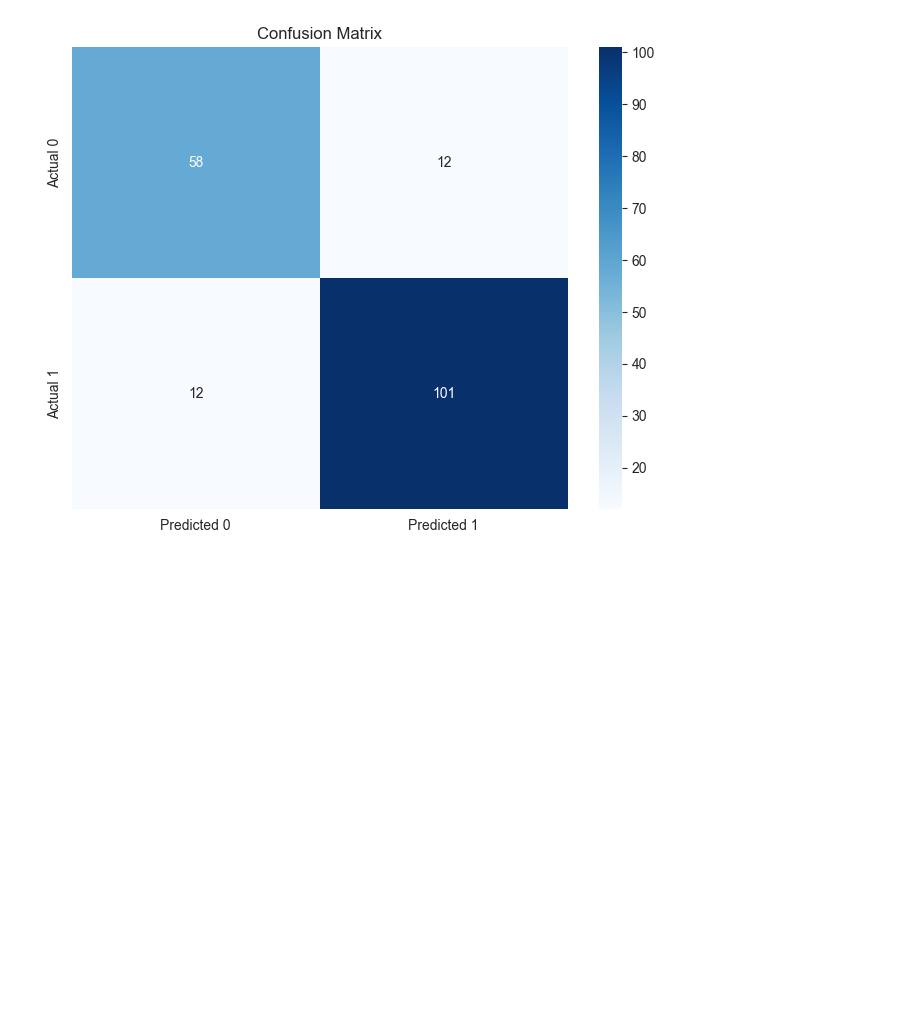
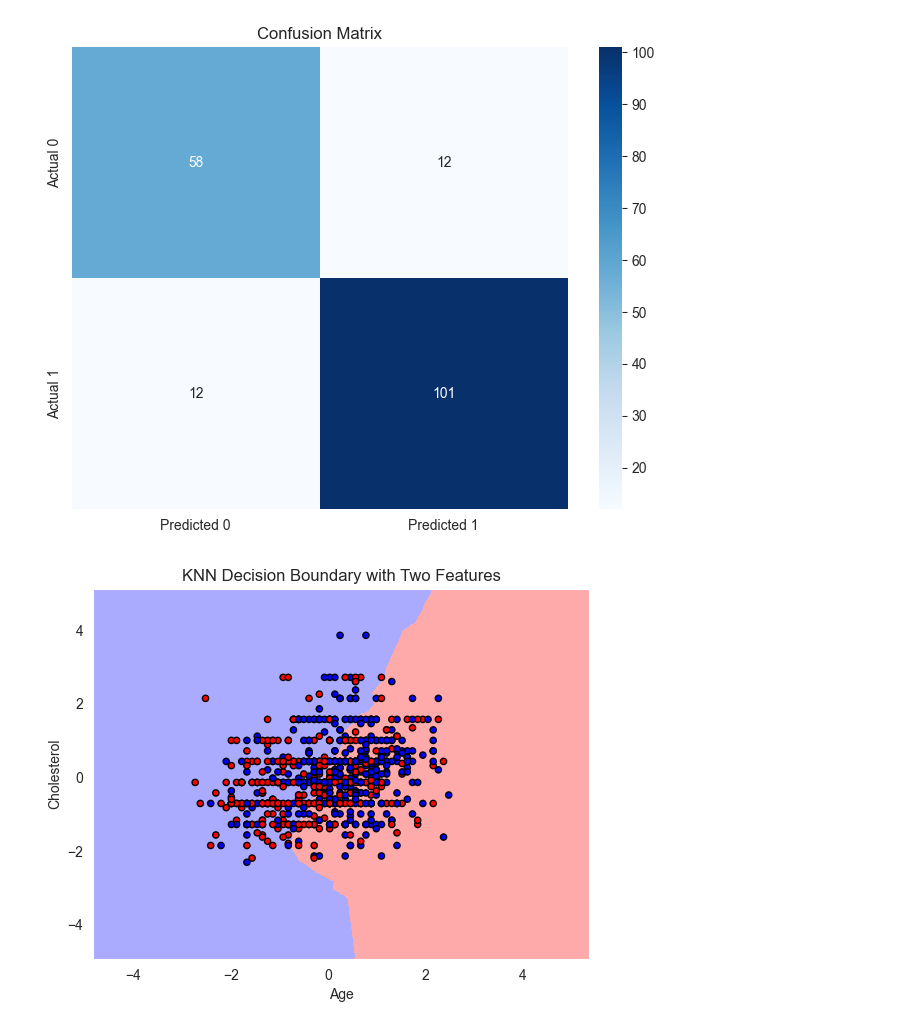
Before and after one commit to johnnybakker/HeartFailureCase, a Jupyter notebook: model-k-nn.ipynb, the cells around one changed output. Saved outputs shown, nothing was run; the diff lists cells and outputs as text; code cells hidden in the pictures; blank space fills up the shorter version.

```diff
--- a/model-k-nn.ipynb
+++ b/model-k-nn.ipynb
@@ -72,3 +73,38 @@ plt.title('Confusion Matrix')
 plt.show()
 # %% [output]
 [figure]
+# %%
+import numpy as np
+import matplotlib.pyplot as plt
+from matplotlib.colors import ListedColormap
+from sklearn.decomposition import PCA
+
+# Fit PCA to your data
+pca = PCA(n_components=2)
+X_train_pca = pca.fit_transform(X_train)
+
+# Define the colormap
+cmap_light = ListedColormap(['#FFAAAA', '#AAFFAA', '#AAAAFF'])
+cmap_bold = ListedColormap(['#FF0000', '#00FF00', '#0000FF'])
+
+# Plot the decision boundary
+x_min, x_max = X_train_pca[:, 0].min() - 1, X_train_pca[:, 0].max() + 1
+y_min, y_max = X_train_pca[:, 1].min() - 1, X_train_pca[:, 1].max() + 1
+
+xx, yy = np.meshgrid(np.arange(x_min, x_max, 0.02),
+                     np.arange(y_min, y_max, 0.02))
+
+Z = classifier.predict(pca.inverse_transform(np.c_[xx.ravel(), yy.ravel()]))
+Z = Z.reshape(xx.shape)
+
+plt.figure()
+plt.pcolormesh(xx, yy, Z, cmap=cmap_light)
+
+# Plot the training points
+plt.scatter(X_train[:, 0], X_train[:, 1], c=y_train, cmap=cmap_bold, marker='o', edgecolor='k', s=20)
+plt.xlabel('Age')
+plt.ylabel('Cholesterol')
+plt.title('KNN Decision Boundary with Two Features')
+plt.show()
+# %% [output]
+[figure, added]
```
Also changed, not shown: parts of 1 cell of this notebook, 4 other files.
